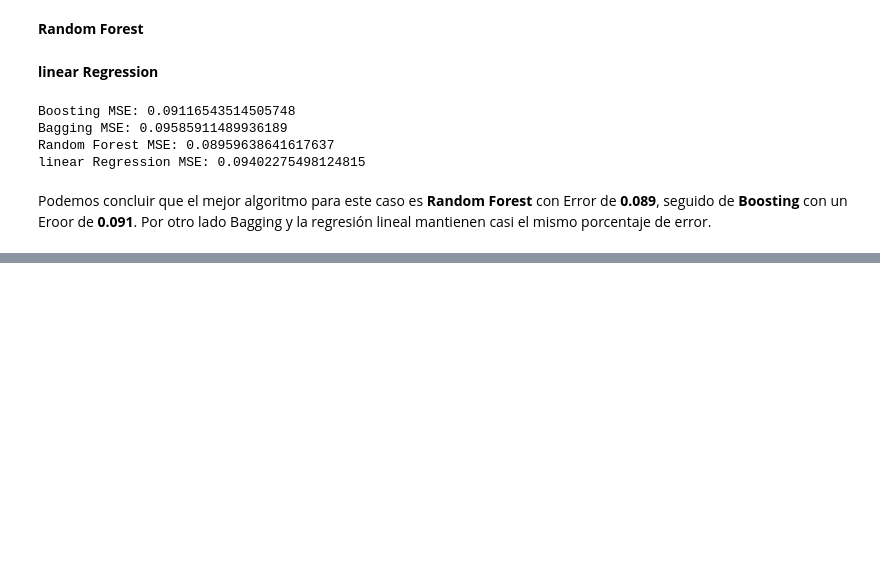
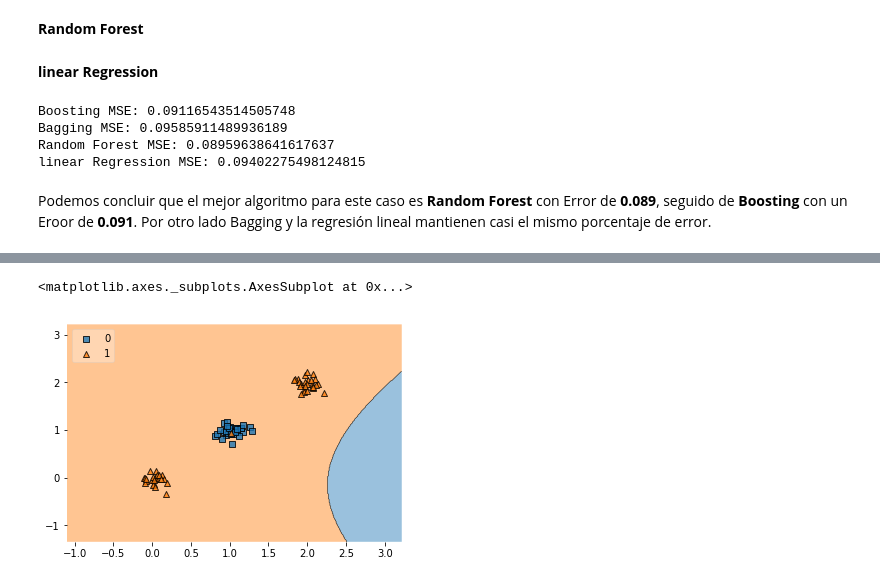
Before and after one commit to pablo238/PruebaTrabajo, a Jupyter notebook: content/Trabajo.ipynb, the cells around one changed output, grey strips where cells are left out. Saved outputs shown, nothing was run; the diff lists cells and outputs as text; code cells hidden in the pictures; blank space fills up the shorter version.

```diff
--- a/content/Trabajo.ipynb
+++ b/content/Trabajo.ipynb
@@ -1444,0 +1500,7 @@ Podemos concluir que el mejor algoritmo para este caso es **Random Forest** con
+# %%
+X_test = np.array(X_test)
+y_test = np.array(y_test)
+plot_decision_regions(X_test, y_test, clf=clf, legend=2)
+# %% [output]
+<matplotlib.axes._subplots.AxesSubplot at 0x...>
+[figure, added]
```
Also changed, not shown: parts of 103 cells of this notebook, 29 other files.
